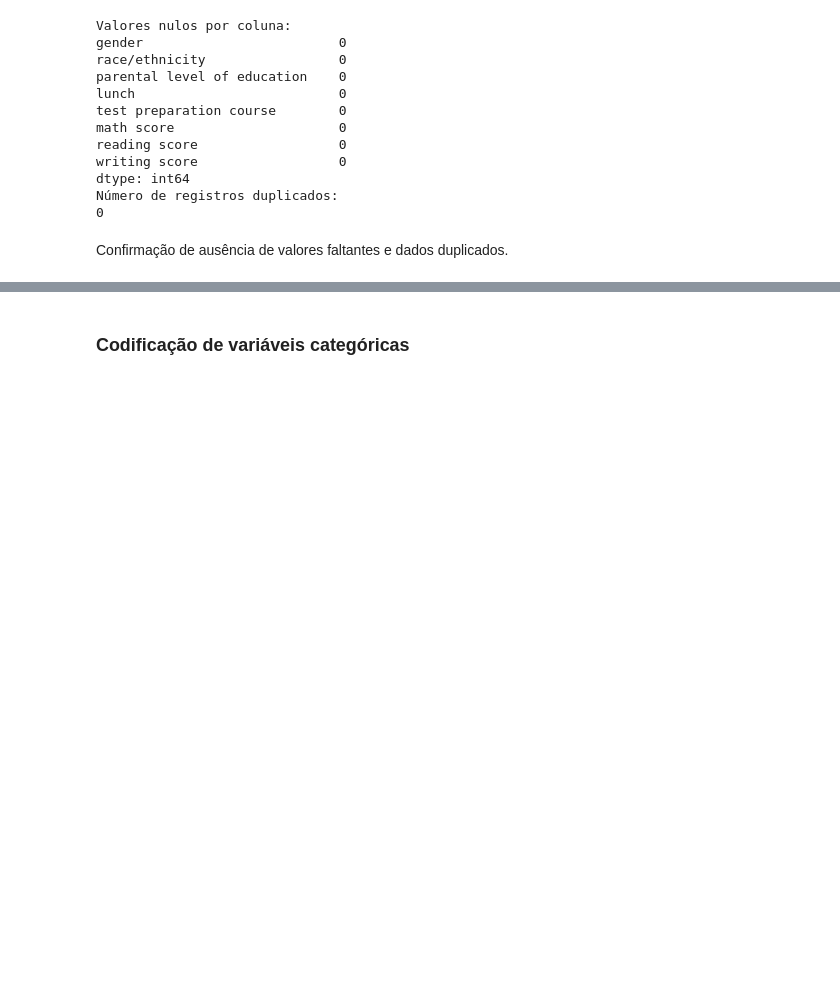
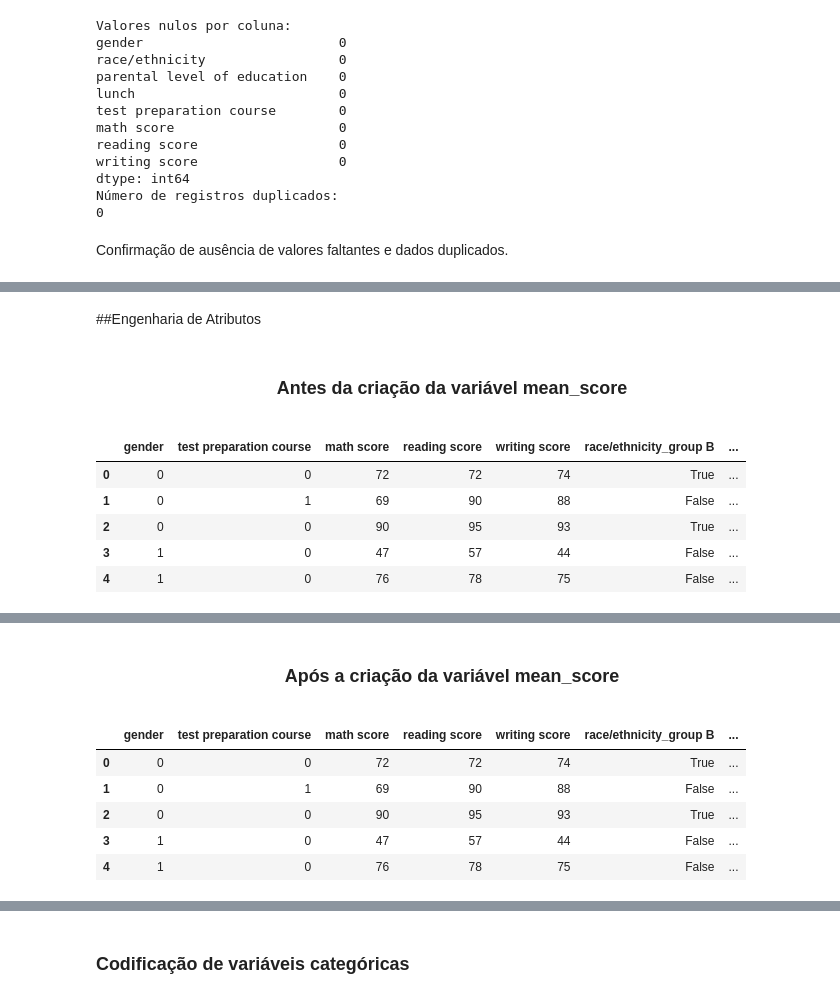
Before and after one commit to Vieiraligia/Data-Science-and-Analytics, a Jupyter notebook: MVP Analise de Dados e Boas Praticas/MVP_AnalisedeDadoseBoasPraticas.ipynb, the cells around one changed output, grey strips where cells are left out. Drawn from its saved outputs; the diff is of its cells as text; code cells hidden in the pictures; blank space fills up the shorter version.

```diff
--- a/MVP Analise de Dados e Boas Praticas/MVP_AnalisedeDadoseBoasPraticas.ipynb
+++ b/MVP Analise de Dados e Boas Praticas/MVP_AnalisedeDadoseBoasPraticas.ipynb
@@ -407,0 +536,60 @@ Confirmação de ausência de valores faltantes e dados duplicados.
+# %% [markdown]
+##Engenharia de Atributos
+# %%
+# calculo de media total das nots - (deu mat. pensar na escrita do resultado)
+# padrao das variaveis categ.
+
+def estilo_df(df, titulo, destacar_coluna=None):
+    display(HTML(f"""
+        <h3 style='text-align:center; margin-bottom:15px;'>
+             {titulo}
+        </h3>
+    """))
+
+    estilo = (
+        df.head()
+        .style
+        .set_properties(**{
+            "background-color": "#f9f9f9",
+            "color": "#333",
+            "border-color": "#ccc"
+        })
+        .set_table_styles([
+            {"selector": "th",
+             "props": [("background-color", "#4CAF50"),
+                       ("color", "white"),
+                       ("font-weight", "bold"),
+                       ("text-align", "center")]},
+            {"selector": "td",
+             "props": [("text-align", "center")]}
+        ])
+    )
+
+    if destacar_coluna:
+        estilo = estilo.highlight_max(subset=[destacar_coluna], color="#ffe082")
+
+    display(estilo)
+
+df_antes_mean = df.copy()
+
+estilo_df(df_antes_mean, "Antes da criação da variável mean_score")
+
+display(HTML("<br><br><br>"))
+
+
+df["mean_score"] = df[[
+    "math score",
+    "reading score",
+    "writing score"
+]].mean(axis=1)
+
+
+estilo_df(df, "Após a criação da variável mean_score", destacar_coluna="mean_score")
+# %% [output]
+Antes da criação da variável mean_score
+|  | gender | test preparation course | math score | reading score | writing score | race/ethnicity_group B | ... |
+| 0 | 0 | 0 | 72 | 72 | 74 | True | ... |
+| 1 | 0 | 1 | 69 | 90 | 88 | False | ... |
+| 2 | 0 | 0 | 90 | 95 | 93 | True | ... |
+| 3 | 1 | 0 | 47 | 57 | 44 | False | ... |
+| 4 | 1 | 0 | 76 | 78 | 75 | False | ... |
@@ -407,0 +597,7 @@ Confirmação de ausência de valores faltantes e dados duplicados.
+Após a criação da variável mean_score
+|  | gender | test preparation course | math score | reading score | writing score | race/ethnicity_group B | ... |
+| 0 | 0 | 0 | 72 | 72 | 74 | True | ... |
+| 1 | 0 | 1 | 69 | 90 | 88 | False | ... |
+| 2 | 0 | 0 | 90 | 95 | 93 | True | ... |
+| 3 | 1 | 0 | 47 | 57 | 44 | False | ... |
+| 4 | 1 | 0 | 76 | 78 | 75 | False | ... |
```
Also changed, not shown: parts of 6 cells of this notebook.
